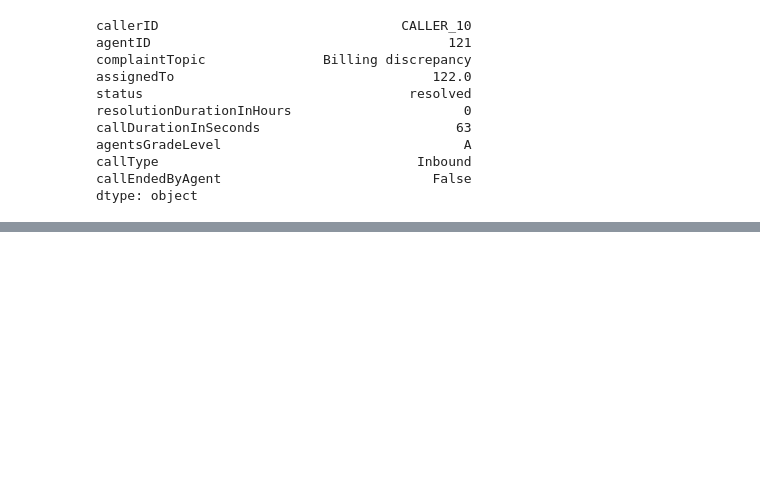
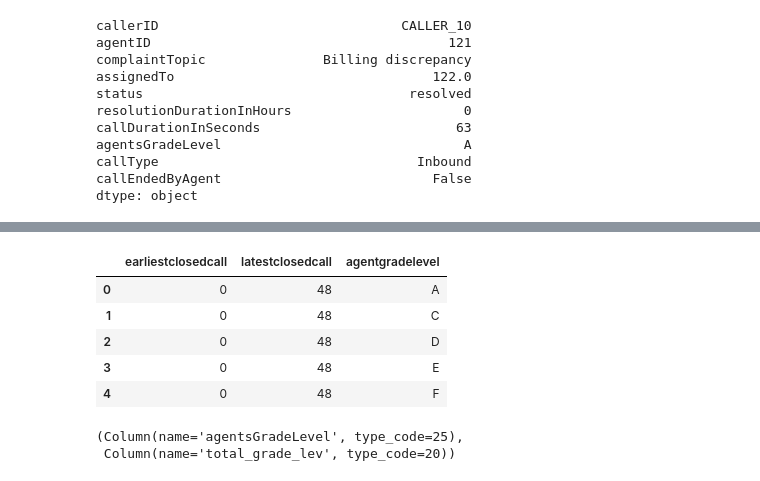
Before and after one commit to Ikisehestherjoan/weserve_company, a Jupyter notebook: index.ipynb, the cells around one changed output, grey strips where cells are left out. Cells and saved outputs as stored; diff of their text form; code cells hidden in the pictures; blank space fills up the shorter version.

```diff
--- a/index.ipynb
+++ b/index.ipynb
@@ -461,0 +595,10 @@ merged_details.to_csv('merged_details.csv')
+# %%
+ear_last_closed_res=pd.DataFrame(ear_last_closed_res,columns=['earliestclosedcall','latestclosedcall','agentgradelevel'])
+ear_last_closed_res
+# %% [output]
+|  | earliestclosedcall | latestclosedcall | agentgradelevel |
+| 0 | 0 | 48 | A |
+| 1 | 0 | 48 | C |
+| 2 | 0 | 48 | D |
+| 3 | 0 | 48 | E |
+| 4 | 0 | 48 | F |
@@ -461,0 +615,7 @@ merged_details.to_csv('merged_details.csv')
+# %%
+cursor.execute(query_5)
+tot_gradelevel_by_agent = cursor.fetchall()
+cursor.description
+# %% [output]
+(Column(name='agentsGradeLevel', type_code=25),
+ Column(name='total_grade_lev', type_code=20))
```
Also changed, not shown: parts of 23 cells of this notebook.
